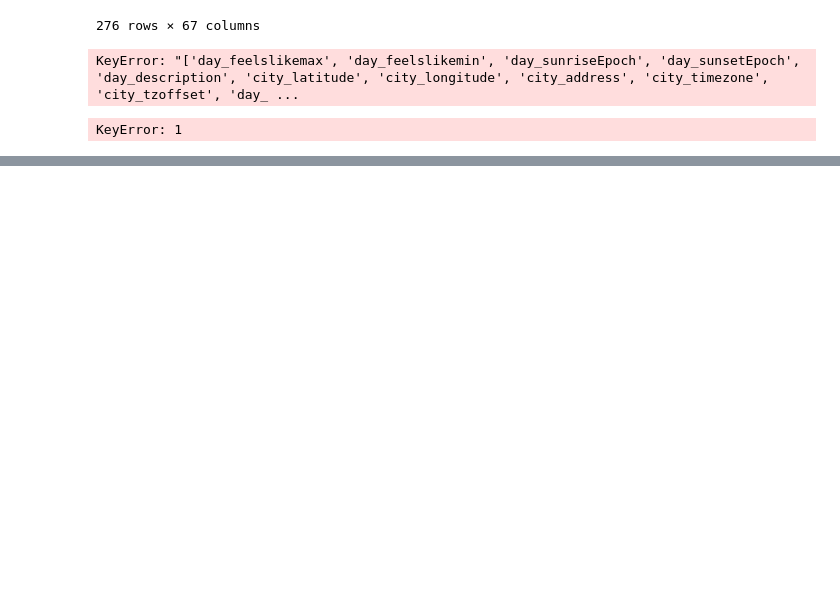
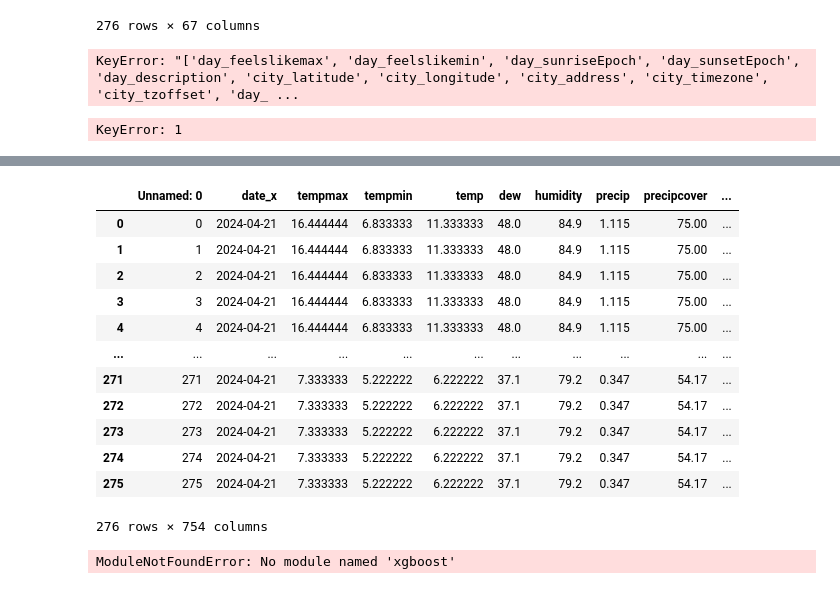
Before and after one commit to synthco/4-pythonic-squad, a Jupyter notebook: Backend/API/dfender_notebook.ipynb, the cells around one changed output, grey strips where cells are left out. Cells and saved outputs as stored; diff of their text form; code cells hidden in the pictures; blank space fills up the shorter version.

```diff
--- a/Backend/API/dfender_notebook.ipynb
+++ b/Backend/API/dfender_notebook.ipynb
@@ -77,0 +98,30 @@ KeyError: 1
+# %%
+import pandas as pd
+
+predict_vector = pd.read_csv('predict_vector.csv')
+predict_vector
+# %% [output]
+|  | Unnamed: 0 | date_x | tempmax | tempmin | temp | dew | humidity | precip | precipcover | ... |
+| 0 | 0 | 2024-04-21 | 16.444444 | 6.833333 | 11.333333 | 48.0 | 84.9 | 1.115 | 75.00 | ... |
+| 1 | 1 | 2024-04-21 | 16.444444 | 6.833333 | 11.333333 | 48.0 | 84.9 | 1.115 | 75.00 | ... |
+| 2 | 2 | 2024-04-21 | 16.444444 | 6.833333 | 11.333333 | 48.0 | 84.9 | 1.115 | 75.00 | ... |
+| 3 | 3 | 2024-04-21 | 16.444444 | 6.833333 | 11.333333 | 48.0 | 84.9 | 1.115 | 75.00 | ... |
+| 4 | 4 | 2024-04-21 | 16.444444 | 6.833333 | 11.333333 | 48.0 | 84.9 | 1.115 | 75.00 | ... |
+| ... | ... | ... | ... | ... | ... | ... | ... | ... | ... | ... |
+| 271 | 271 | 2024-04-21 | 7.333333 | 5.222222 | 6.222222 | 37.1 | 79.2 | 0.347 | 54.17 | ... |
+| 272 | 272 | 2024-04-21 | 7.333333 | 5.222222 | 6.222222 | 37.1 | 79.2 | 0.347 | 54.17 | ... |
+| 273 | 273 | 2024-04-21 | 7.333333 | 5.222222 | 6.222222 | 37.1 | 79.2 | 0.347 | 54.17 | ... |
+| 274 | 274 | 2024-04-21 | 7.333333 | 5.222222 | 6.222222 | 37.1 | 79.2 | 0.347 | 54.17 | ... |
+| 275 | 275 | 2024-04-21 | 7.333333 | 5.222222 | 6.222222 | 37.1 | 79.2 | 0.347 | 54.17 | ... |
+276 rows × 754 columns
+# %%
+import joblib
+
+with open("/Users/ivantyshchenko/Documents/GitHub/4-pythonic-squad/Backend/API/XGBoost_upd.pkl", 'rb+') as f:
+    try:
+        xgboost = joblib.load(f)
+        print('Done!')
+    except FileNotFoundError:
+        print("XGBoost model file not found.")
+# %% [output]
+ModuleNotFoundError: No module named 'xgboost'
```
Also changed, not shown: parts of 3 cells of this notebook, 11 other files.
